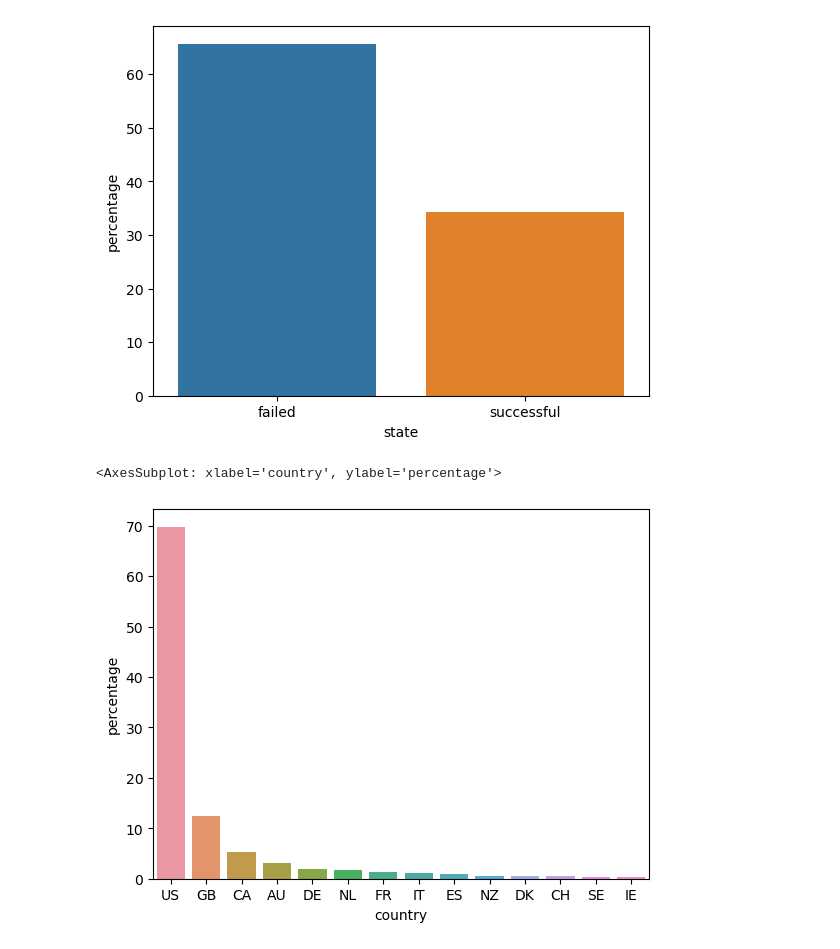
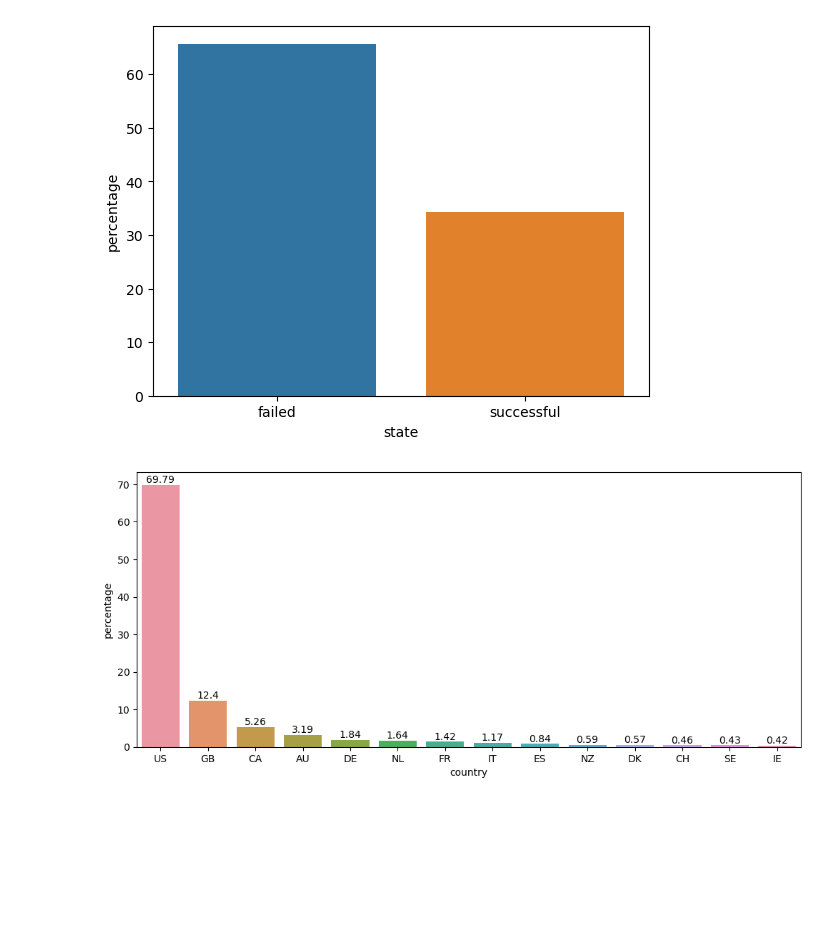
Before and after one commit to patilpushkarp/kickstarter-analysis, a Jupyter notebook: kick/docs/eda/univariate_analysis.ipynb, the cells around one changed output. Cells and saved outputs as stored; diff of their text form; code cells hidden in the pictures; blank space fills up the shorter version.

```diff
--- a/kick/docs/eda/univariate_analysis.ipynb
+++ b/kick/docs/eda/univariate_analysis.ipynb
@@ -38,7 +39,7 @@ sns.histplot(df['goal'], bins=50, log_scale=True)
 def get_value_counts(df, column):
     tmp_cnt = pd.DataFrame(df[column].value_counts()).reset_index()
     tmp_cnt.columns = [column, 'counts']
-    tmp_cnt['percentage'] = tmp_cnt['counts'].apply(lambda x: x*100/sum(tmp_cnt['counts']))
+    tmp_cnt['percentage'] = tmp_cnt['counts'].apply(lambda x: round(x*100/sum(tmp_cnt['counts']), 2))
     return tmp_cnt.copy()
 # %%
 sns.barplot(get_value_counts(df, 'state'), x='state', y='percentage')
@@ -46,7 +47,9 @@ sns.barplot(get_value_counts(df, 'state'), x='state', y='percentage')
 <AxesSubplot: xlabel='state', ylabel='percentage'>
 [figure]
 # %%
-sns.barplot(get_value_counts(df, 'country'), x='country', y='percentage')
+plt.figure(figsize=(12,5))
+ax = sns.barplot(get_value_counts(df, 'country'), x='country', y='percentage')
+for container in ax.containers:
+    ax.bar_label(container)
 # %% [output]
-<AxesSubplot: xlabel='country', ylabel='percentage'>
-[figure, old version]
+[figure, new version]
```
Also changed, not shown: parts of 2 cells of this notebook, 4 other files.
